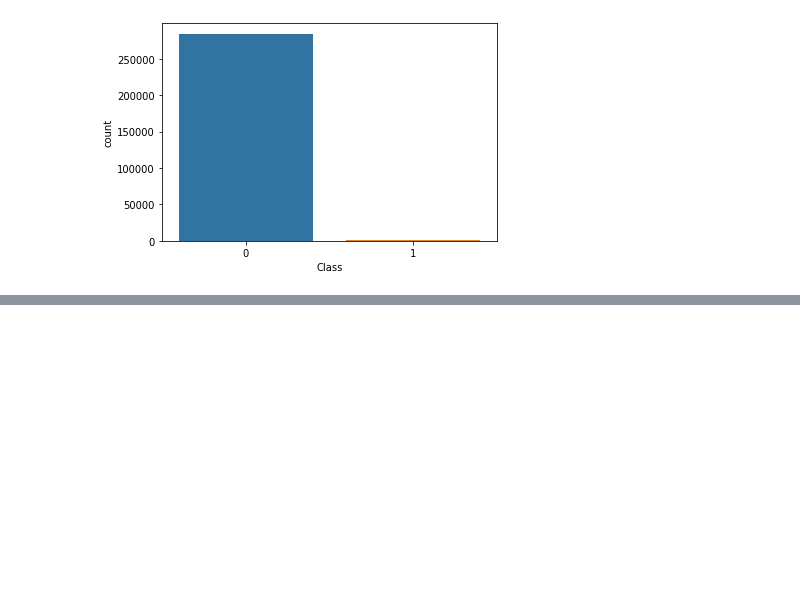
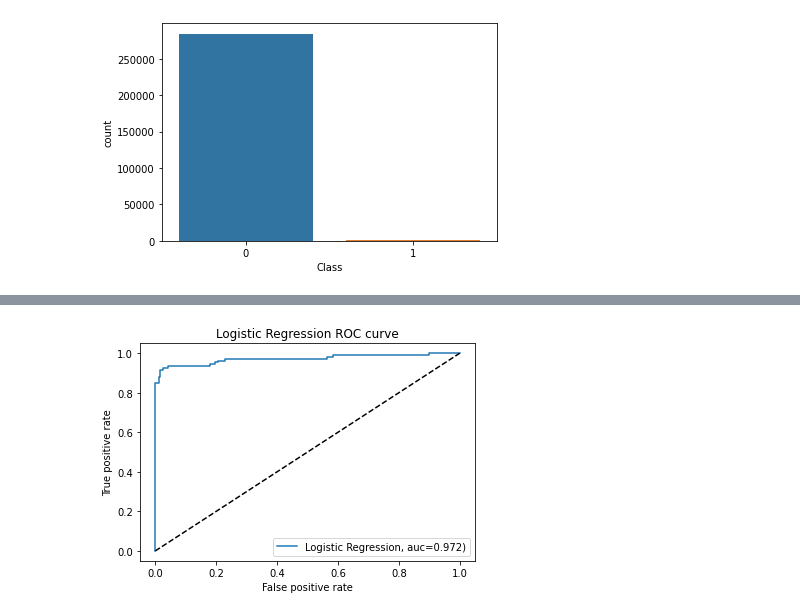
Before and after one commit to DataEngel/Credit-Card-Fraud-Detection, a Jupyter notebook: Kaggle Notebook/credit-card-fraud-detection-with-ml-and-dp.ipynb, the cells around one changed output, grey strips where cells are left out. Saved outputs shown, nothing was run; the diff lists cells and outputs as text; code cells hidden in the pictures; blank space fills up the shorter version.

```diff
--- a/Kaggle Notebook/credit-card-fraud-detection-with-ml-and-dp.ipynb
+++ b/Kaggle Notebook/credit-card-fraud-detection-with-ml-and-dp.ipynb
@@ -57,0 +98,4 @@ sns.countplot(x="Class", data=credit_df)
+# %%
+from sklearn.model_selection import train_test_split
+
+X_train, X_test, y_train, y_test = train_test_split(X_under, Y_under, test_size=0.2, random_state=1)
@@ -57,0 +129,4 @@ sns.countplot(x="Class", data=credit_df)
+# %%
+#train the model
+model1 = LogisticRegression(random_state=2)
+logit = model1.fit(X_train, y_train)
@@ -57,0 +166,11 @@ sns.countplot(x="Class", data=credit_df)
+# %%
+#ROC
+plt.plot(fpr_logit,tpr_logit,label="Logistic Regression, auc={:.3f})".format(auc_logit))
+plt.plot([0, 1], [0, 1], 'k--')
+plt.xlabel('False positive rate')
+plt.ylabel('True positive rate')
+plt.title('Logistic Regression ROC curve')
+plt.legend(loc=4)
+plt.show()
+# %% [output]
+[figure, added]
```
Also changed, not shown: parts of 16 cells of this notebook.
